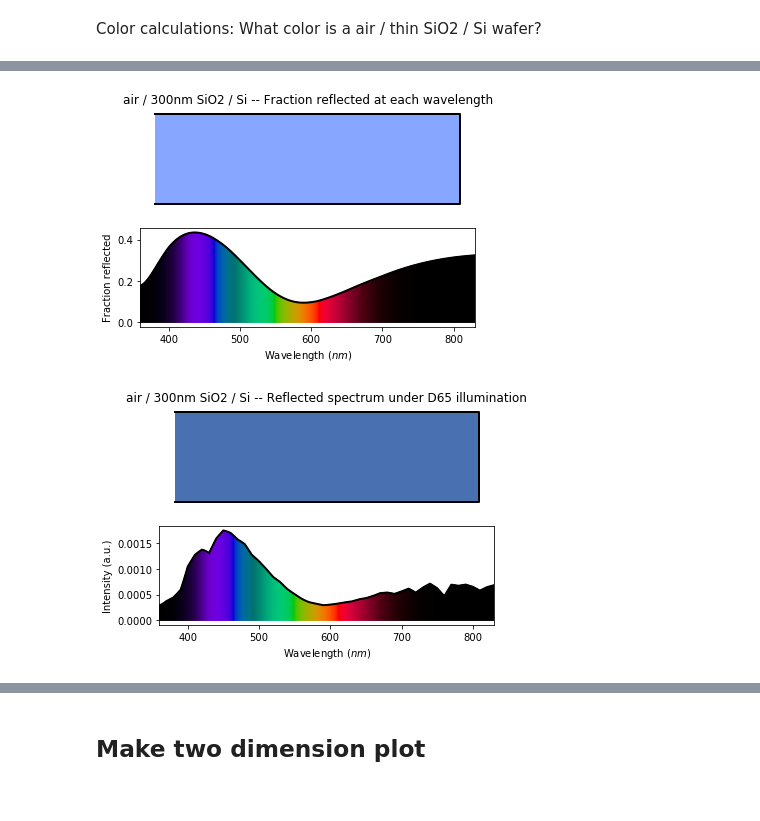
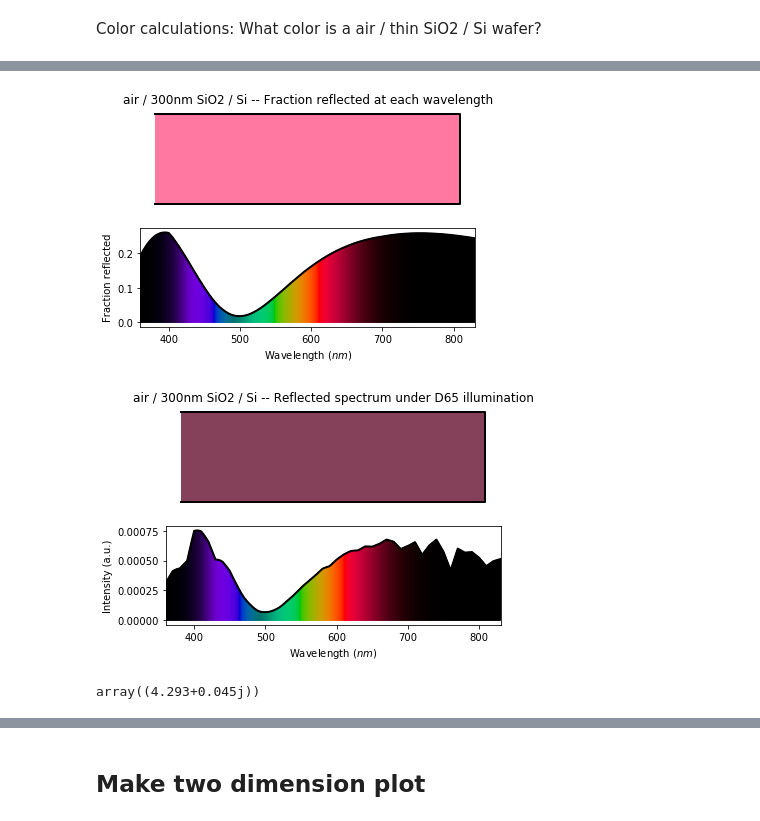
Before and after one commit to kanhua/pypvcell, a Jupyter notebook: demos/Color_of_surface_tmm.ipynb, the cells around one changed output, grey strips where cells are left out. Drawn from its saved outputs; the diff is of its cells as text; code cells hidden in the pictures.

```diff
--- a/demos/Color_of_surface_tmm.ipynb
+++ b/demos/Color_of_surface_tmm.ipynb
@@ -61,17 +57,21 @@ Color calculations: What color is a air / thin SiO2 / Si wafer?
 # Crystalline silicon refractive index. Data from Palik via
 # http://refractiveindex.info, I haven't checked it, but this is just for
 # demonstration purposes anyway.
-Si_n_fn = get_ntotal_fn('a_Si')
+Si_n_fn = get_ntotal_fn('Si')
 # SiO2 refractive index (approximate): 1.46 regardless of wavelength
 SiO2_n_fn = get_ntotal_fn('SiO2_2')
+TiO2_n_fn=get_ntotal_fn("TiO2_2")
+aSi_n_fn=get_ntotal_fn("Si")
 # air refractive index
-air_n_fn = lambda wavelength : 1
+air_n_fn = get_ntotal_fn("Air")
 
-n_fn_list = [air_n_fn, SiO2_n_fn, Si_n_fn]
+n_fn_list = [air_n_fn, SiO2_n_fn, TiO2_n_fn, Si_n_fn]
+d_list = [inf, 200, 50, inf]
+
 th_0 = 0
 
 # Print the colors, and show plots, for the special case of 300nm-thick SiO2
-d_list = [inf, 300, inf]
+
 reflectances = color.calc_reflectances(n_fn_list, d_list, th_0)
 illuminant = colorpy.illuminants.get_illuminant_D65()
 spectrum = color.calc_spectrum(reflectances, illuminant)
@@ -94,2 +94,6 @@ Wall time: 2.81 s
-[figure, old version]
+[figure, new version]
-[figure, old version]
+[figure, new version]
+# %%
+Si_n_fn(500)
+# %% [output]
+array((4.293+0.045j))
```
Also changed, not shown: parts of 11 cells of this notebook, 1 other file.
